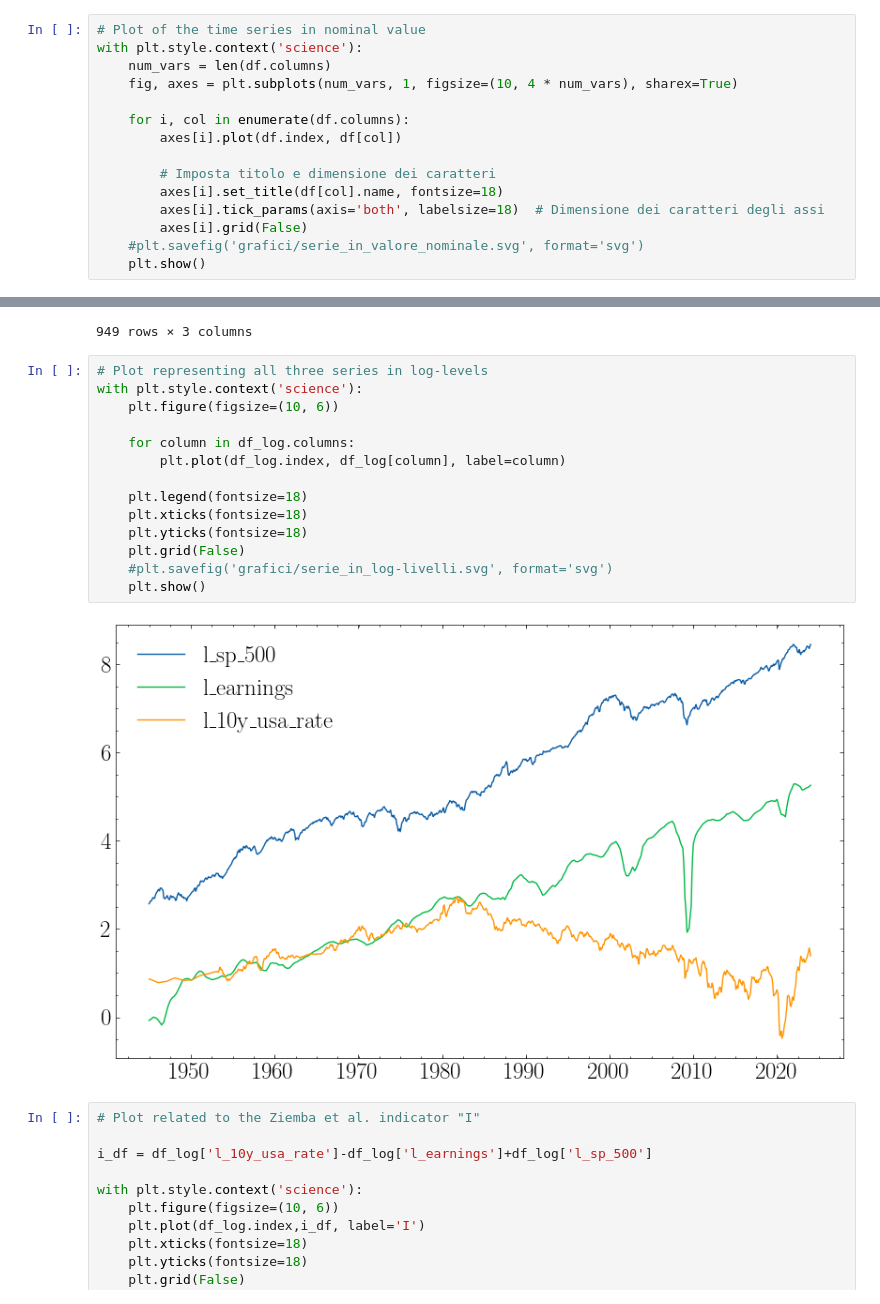
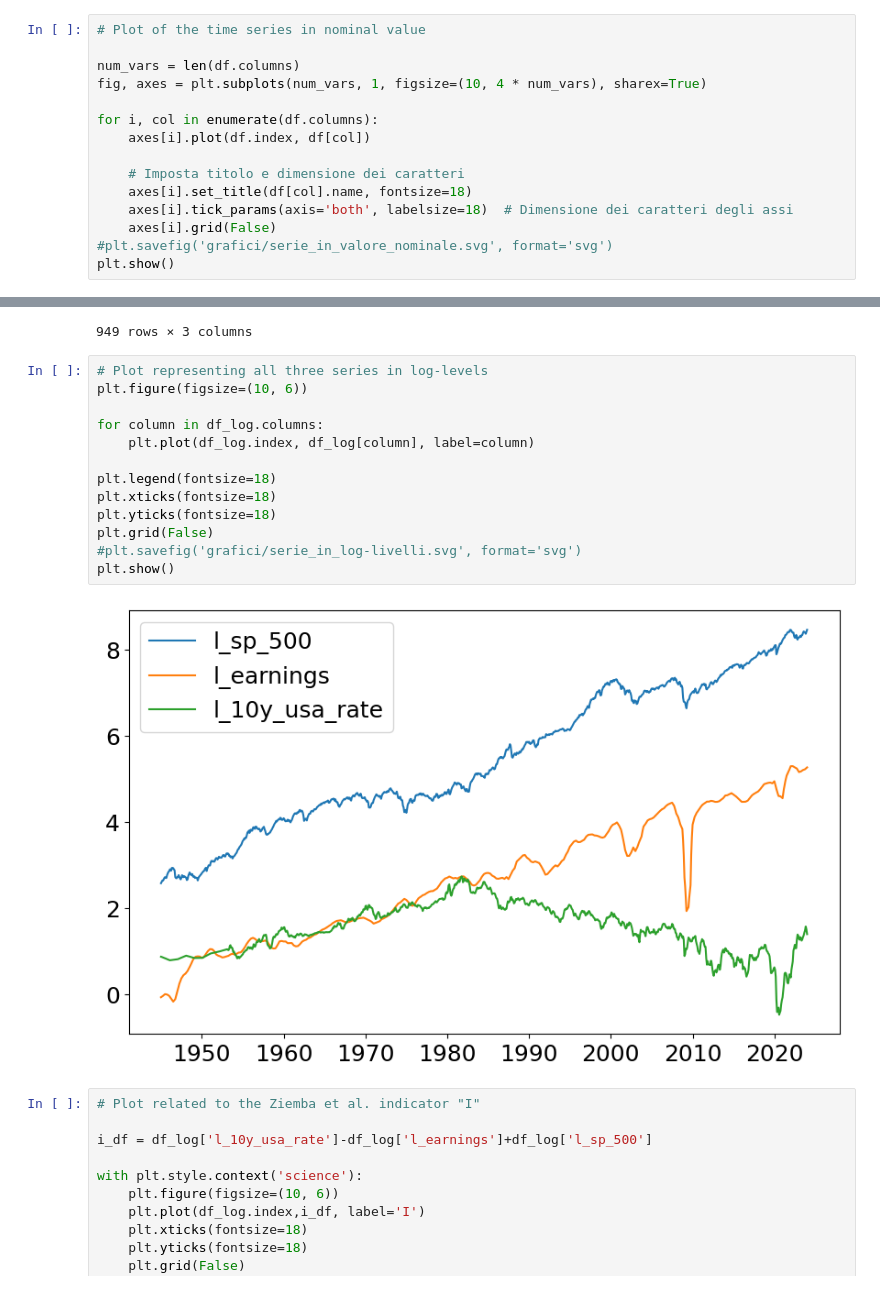
Before and after one commit to qaws211/stock-market-forecasting-thesis, a Jupyter notebook: Engle Granger/stock_market_forecasting_analysis.ipynb, the cells around one changed output, grey strips where cells are left out. Cells and saved outputs as stored; diff of their text form.

```diff
--- a/Engle Granger/stock_market_forecasting_analysis.ipynb
+++ b/Engle Granger/stock_market_forecasting_analysis.ipynb
@@ -127,17 +127,17 @@ df.describe()
 | max | 4685.051500 | 197.910000 | 15.320000 |
 # %%
 # Plot of the time series in nominal value
-with plt.style.context('science'):
-    num_vars = len(df.columns)
-    fig, axes = plt.subplots(num_vars, 1, figsize=(10, 4 * num_vars), sharex=True)
 
-    for i, col in enumerate(df.columns):
-        axes[i].plot(df.index, df[col])
+num_vars = len(df.columns)
+fig, axes = plt.subplots(num_vars, 1, figsize=(10, 4 * num_vars), sharex=True)
 
-        # Imposta titolo e dimensione dei caratteri
-        axes[i].set_title(df[col].name, fontsize=18)
-        axes[i].tick_params(axis='both', labelsize=18)  # Dimensione dei caratteri degli assi
-        axes[i].grid(False)
-    #plt.savefig('grafici/serie_in_valore_nominale.svg', format='svg')
-    plt.show()
+for i, col in enumerate(df.columns):
+    axes[i].plot(df.index, df[col])
+
+    # Imposta titolo e dimensione dei caratteri
+    axes[i].set_title(df[col].name, fontsize=18)
+    axes[i].tick_params(axis='both', labelsize=18)  # Dimensione dei caratteri degli assi
+    axes[i].grid(False)
+#plt.savefig('grafici/serie_in_valore_nominale.svg', format='svg')
+plt.show()
 # %% [output]
@@ -204,20 +204,19 @@ df_log
 949 rows × 3 columns
 # %%
 # Plot representing all three series in log-levels
-with plt.style.context('science'):
-    plt.figure(figsize=(10, 6))
+plt.figure(figsize=(10, 6))
 
-    for column in df_log.columns:
-        plt.plot(df_log.index, df_log[column], label=column)
+for column in df_log.columns:
+    plt.plot(df_log.index, df_log[column], label=column)
 
-    plt.legend(fontsize=18)
-    plt.xticks(fontsize=18)
-    plt.yticks(fontsize=18)
-    plt.grid(False)
-    #plt.savefig('grafici/serie_in_log-livelli.svg', format='svg')
-    plt.show()
+plt.legend(fontsize=18)
+plt.xticks(fontsize=18)
+plt.yticks(fontsize=18)
+plt.grid(False)
+#plt.savefig('grafici/serie_in_log-livelli.svg', format='svg')
+plt.show()
 # %% [output]
-[figure, old version]
+[figure, new version]
 # %%
 # Plot related to the Ziemba et al. indicator "I"
 
```
Also changed, not shown: parts of 30 cells of this notebook.
